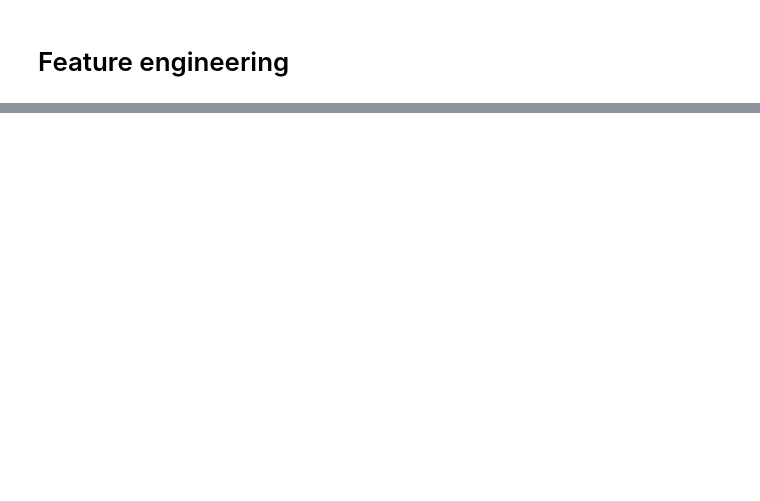
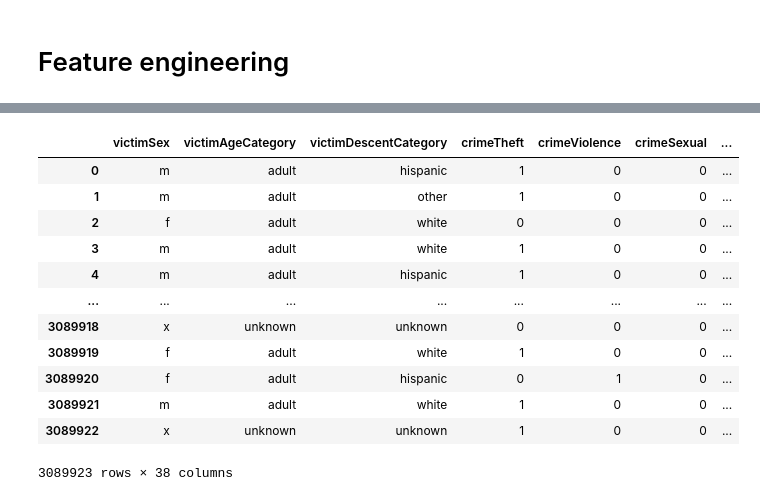
Before and after one commit to wihbit/la_crime, a Jupyter notebook: cleaning.ipynb, the cells around one changed output, grey strips where cells are left out. Saved outputs shown, nothing was run; the diff lists cells and outputs as text; code cells hidden in the pictures; blank space fills up the shorter version.

```diff
--- a/cleaning.ipynb
+++ b/cleaning.ipynb
@@ -543,0 +526,9 @@ merged['ami_catego'].isna().sum()
+# %%
+# We could simplify crimeDensity into categories of low, medium, and high crime density
+# IQR would be an easy way to decide on thresholds
+# The bottom 25% is low, anything between 25% and 75% is medium, anything higher is high
+lowCrime = df['crimeDensity'].quantile(0.25)
+medCrime = df['crimeDensity'].quantile(0.75)
+
+df['crimeDensityCategory'] = pd.cut(df['crimeDensity'], bins=[0, lowCrime, medCrime, float('inf')], labels = ['low', 'medium', 'high'], right=True)
+df[['crimeDensity', 'crimeDensityCategory']]
@@ -543,0 +549,13 @@ merged['ami_catego'].isna().sum()
+# %%
+# Codes that indicate that the suspect and victim know each other somehow (family, friend, spouse, roommate, etc.)
+relationship_codes = ['0552','0553','0554','0555','0556','0557','0558','0559','0560','0561',
+                    '0562','0913','1279','1280','1801','1802','1803','1804','1805','1806',
+                    '1807','1808','1809','1810','1811','1812','1813','1814','1815','1816',
+                    '1817','1818','1819','1820','1821','1823','1824','2038','0603','0361',
+                    '0602','1243','0360','0364','1823','0940','1242','1241','1243','2000']
+
+# 1 if there's a relationship, 0 if not
+df['relationship'] = df['moCodes'].apply(lambda row: 1 if any([word in row for word in relationship_codes]) else 0)
+# %%
+# Encoding the status column (target variable)
+df['status'] = df['status'].apply(lambda row: 1 if row == 'ic' else 0)
@@ -543,0 +583,26 @@ merged['ami_catego'].isna().sum()
+# %%
+cols = [
+       'victimSex', 'victimAgeCategory', 'victimDescentCategory',
+       'crimeTheft', 'crimeViolence', 'crimeSexual', 'crimeDamage', 'crimeChild', 'crimeFraud', 'crimeWeapon', 'crimeViolation', 'crimeKidnap',
+       'weaponHuman', 'weaponGun', 'weaponMachine', 'weaponNone', 'weaponVerbal', 'weaponChemical',
+       'sitePublicArea', 'siteStoreRestaurant', 'sitePublicTransport', 'sitePrivateTransport', 'sitePrivateHome', 'siteAthletic', 'siteSchoolHospital', 'sitePrivateProperty', 'siteOnline',
+       'reportDelay', 'reportTimely',
+       'lat', 'lon', 'ami_catego', 'crimeCountTotal', 'crimeCountSixMonths', 'crimeDensity', 'crimeDensitySixMonths', 'crimeDensityCategory',
+       'status']
+# %%
+final = df[cols]
+final
+# %% [output]
+|  | victimSex | victimAgeCategory | victimDescentCategory | crimeTheft | crimeViolence | crimeSexual | ... |
+| 0 | m | adult | hispanic | 1 | 0 | 0 | ... |
+| 1 | m | adult | other | 1 | 0 | 0 | ... |
+| 2 | f | adult | white | 0 | 0 | 0 | ... |
+| 3 | m | adult | white | 1 | 0 | 0 | ... |
+| 4 | m | adult | hispanic | 1 | 0 | 0 | ... |
+| ... | ... | ... | ... | ... | ... | ... | ... |
+| 3089918 | x | unknown | unknown | 0 | 0 | 0 | ... |
+| 3089919 | f | adult | white | 1 | 0 | 0 | ... |
+| 3089920 | f | adult | hispanic | 0 | 1 | 0 | ... |
+| 3089921 | m | adult | white | 1 | 0 | 0 | ... |
+| 3089922 | x | unknown | unknown | 1 | 0 | 0 | ... |
+3089923 rows × 38 columns
```
Also changed, not shown: parts of 17 cells of this notebook.
